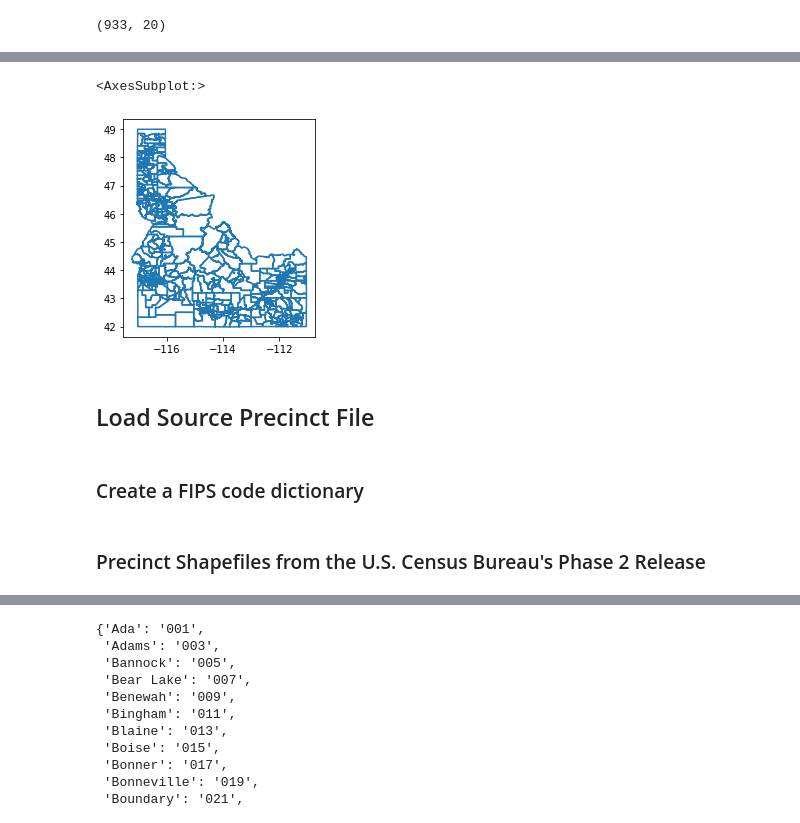
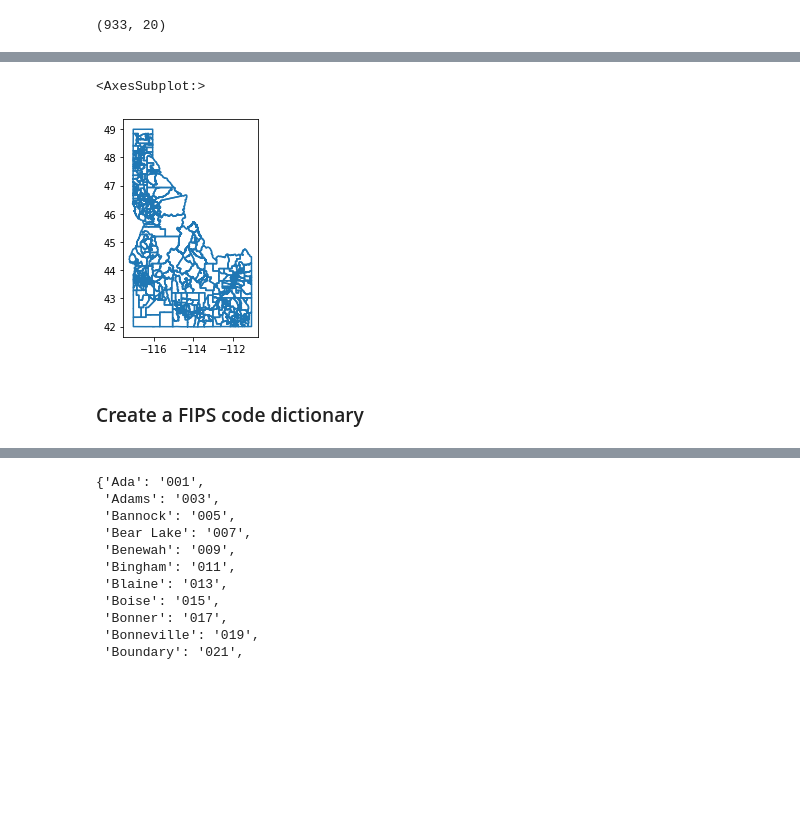
Before and after one commit to nonpartisan-redistricting-datahub/pdv-id, a Jupyter notebook: vest-id-2018/id_vest_2018.ipynb, the cells around one changed output, grey strips where cells are left out. Drawn from its saved outputs; the diff is of its cells as text; code cells hidden in the pictures; blank space fills up the shorter version.

```diff
--- a/vest-id-2018/id_vest_2018.ipynb
+++ b/vest-id-2018/id_vest_2018.ipynb
@@ -66,5 +66,5 @@ G18SPIDWIL - Cindy Wilson (Democratic Party)
 # %% [markdown]
 ## Load VEST's Final File
 # %%
-vest_shp = gp.read_file("./raw-from-source/VEST/id_2018/id_2018.shp")
+vest_id_18 = gp.read_file("./raw-from-source/VEST/id_2018/id_2018.shp")
 # %%
@@ -77,12 +77,10 @@ vest_shp.head(1)
 |  | STATEFP | COUNTYFP | VTDST | NAME | G18GOVRLIT | G18GOVDJOR | G18GOVLBOE | G18GOVCBAY | G18GOVOWRI | ... |
 | 0 | 16 | 013 | 132601 | 16 Yale | 8 | 0 | 0 | 0 | 0 | ... |
 # %%
-vest_shp.boundary.plot()
+vest_id_18.boundary.plot()
 # %% [output]
 <AxesSubplot:>
-[figure, old version]
+[figure, new version]
-# %% [markdown]
-## Load Source Precinct File
 # %% [markdown]
 ### Create a FIPS code dictionary
 # %%
@@ -93,5 +91,3 @@ fips_file["FIPS County"]=fips_file["FIPS County"].str.zfill(3)
 fips_file["unique_ID"] =  "16" + fips_file["FIPS County"]
 fips_codes = fips_file["unique_ID"].tolist()
 fips_dict = dict(zip(fips_file["County Name"],fips_file["FIPS County"]))
-# %% [markdown]
-### Precinct Shapefiles from the U.S. Census Bureau's Phase 2 Release
```
Also changed, not shown: parts of 51 cells of this notebook.
